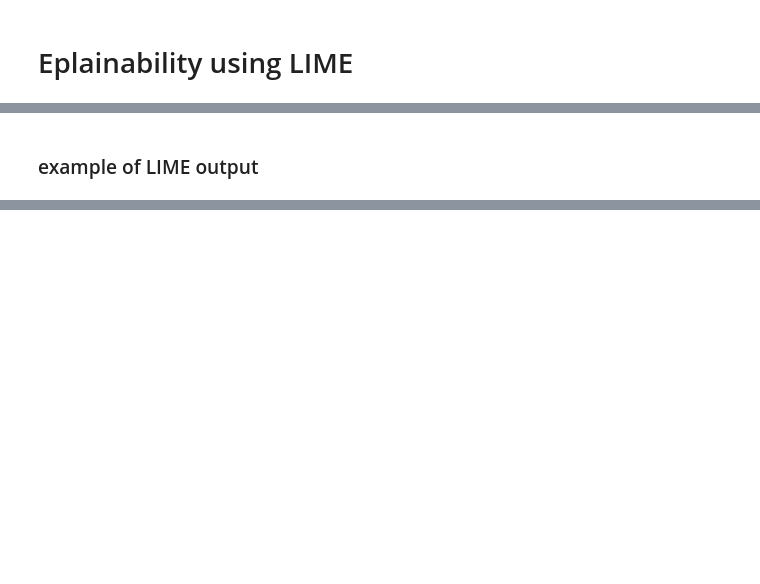
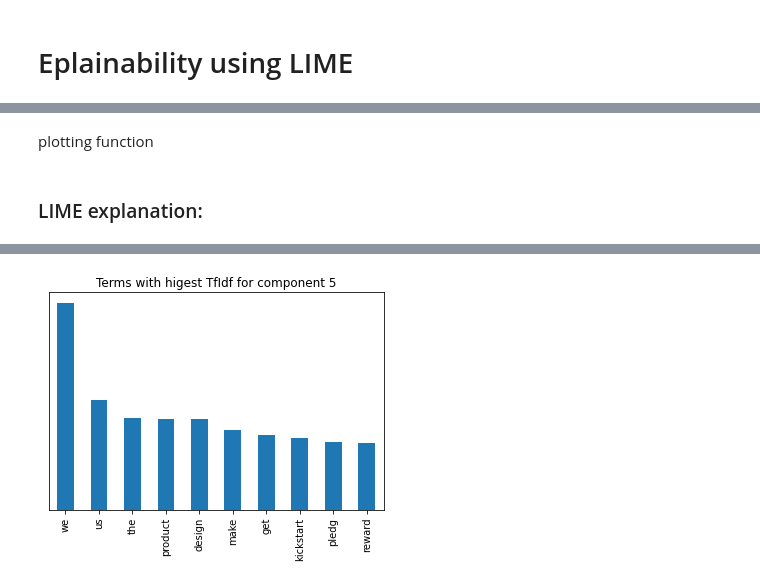
Before and after one commit to DarioRugg/KickLearning, a Jupyter notebook: catboost_classification.ipynb, the cells around one changed output, grey strips where cells are left out. Drawn from its saved outputs; the diff is of its cells as text; code cells hidden in the pictures; blank space fills up the shorter version.

```diff
--- a/catboost_classification.ipynb
+++ b/catboost_classification.ipynb
@@ -21,3 +51,6 @@ import pickle as pk
+# %%
+data_path = join(".", "data")
+tfidf_models_path = join(".", "logs", "tfidf_pca_parameters")
 # %% [markdown]
 # Data Cleaning
 # %%
@@ -205,3 +252,29 @@ cat_wrapper = catboost_predict_proba_wrapper(search, list(data_class.drop(column
+# %%
+encoder = pk.load(open(join(tfidf_models_path, "encoder_with_tfidf_and_pca.pkl"),"rb"))
+# %% [markdown]
+plotting function
+# %%
+def text_pca_explanation(princ_compo_indexes, encoder, color="darkorange"):
+    # dummy vectors:
+    scores_list = []
+    for prin_com in princ_compo_indexes:
+        vec = np.zeros(encoder.pca_transformer.n_components_)
+        vec[prin_com] = 1
+        scores_list.append(pd.Series(encoder.pca_transformer.inverse_transform(vec), index=encoder.tfidf_transformer.get_feature_names()))
+    # sorting and normalizing:
+    scores_list = list(map(lambda scores: scores.sort_values(ascending=False).head(10), scores_list))
+    scores_list = list(map(lambda scores: scores/scores.abs().sum(), scores_list))
+    # plotting:
+    if len(princ_compo_indexes)>1:
+        fig, axs = plt.subplots(1, len(princ_compo_indexes), constrained_layout=True)
+        fig.set_size_inches(5*len(princ_compo_indexes), 5)
+        fig.suptitle("Terms with higest TfIdf scores")
+        for i in range(len(princ_compo_indexes)):
+            scores_list[i].plot.bar(ax=axs[i], color=color, title="Component {}".format(princ_compo_indexes[i]), yticks=[])
+    else:
+        plt.title("Terms with higest TfIdf for component {}".format(princ_compo_indexes[0]))
+        scores_list[0].plot.bar(color=color, yticks=[])
+    plt.show()
 # %% [markdown]
-### example of LIME output
+### LIME explanation:
 # %%
@@ -218,4 +284,8 @@ exp = explainer.explain_instance(test_class_X.values[i], cat_wrapper.predict_pro
 exp.show_in_notebook(show_table=True, show_all=False)
 # %% [output]
 [interactive output not drawn]
+# %%
+text_pca_explanation(princ_compo_indexes=[5], encoder=encoder, color="tab:blue")
+# %% [output]
+[figure, added]
 # %%
```
Also changed, not shown: parts of 21 cells of this notebook, 14 other files.
